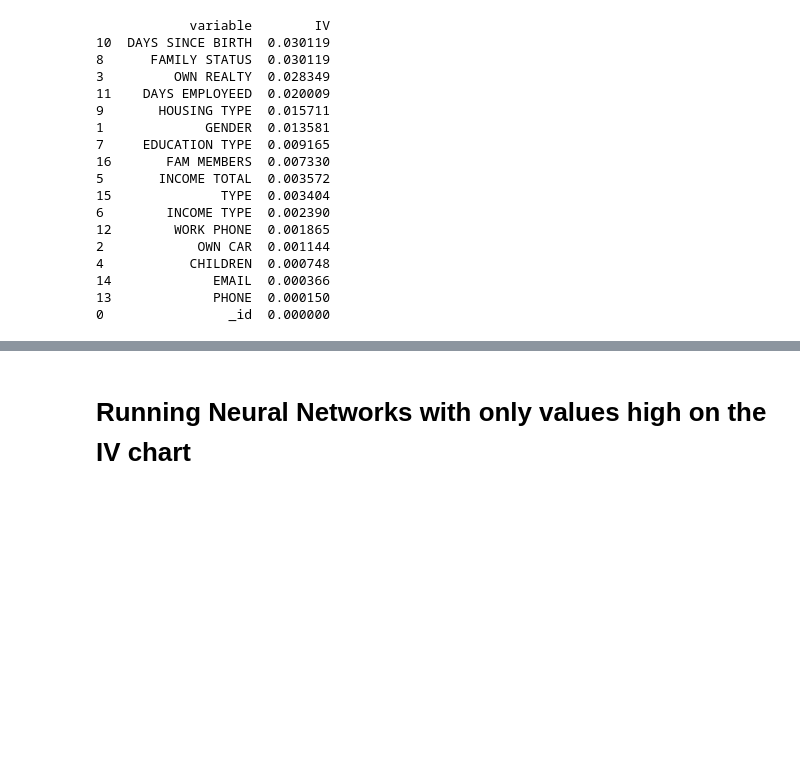
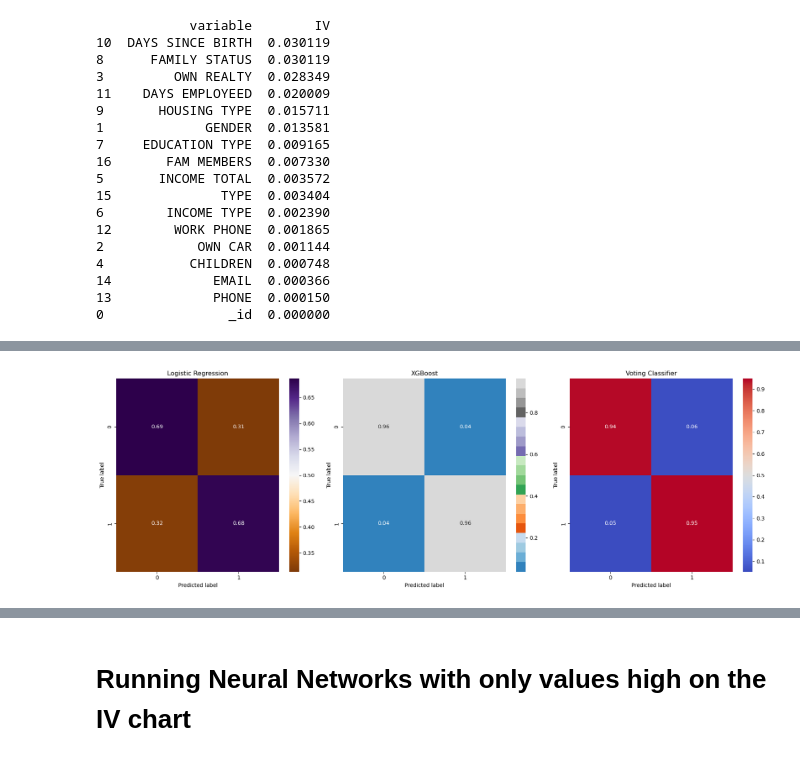
Before and after one commit to lsunley/Project4-ML, a Jupyter notebook: application_notebook.ipynb, the cells around one changed output, grey strips where cells are left out. Saved outputs shown, nothing was run; the diff lists cells and outputs as text; code cells hidden in the pictures; blank space fills up the shorter version.

```diff
--- a/application_notebook.ipynb
+++ b/application_notebook.ipynb
@@ -1084,0 +1232,33 @@ print(ivtable)
+# %%
+def plot_confusion_matrix(cm, title, ax, cmap, classes=['0', '1']):
+    sns.heatmap(cm, annot=True, fmt=".2f", cmap=cmap, xticklabels=classes, yticklabels=classes, ax=ax)
+    ax.set_title(title)
+    ax.set_xlabel('Predicted label')
+    ax.set_ylabel('True label')
+
+# Predictions for all models
+lr_pred = lr_model.predict(X_test)
+xgb_pred = xgb_model.predict(X_test)
+voting_pred = voting_model.predict(X_test)
+
+# Confusion Matrices
+cm_lr = confusion_matrix(y_test, lr_pred)
+cm_xgb = confusion_matrix(y_test, xgb_pred)
+cm_voting = confusion_matrix(y_test, voting_pred)
+
+# Normalize the confusion matrices
+cm_lr_norm = cm_lr.astype('float') / cm_lr.sum(axis=1)[:, np.newaxis]
+cm_xgb_norm = cm_xgb.astype('float') / cm_xgb.sum(axis=1)[:, np.newaxis]
+cm_voting_norm = cm_voting.astype('float') / cm_voting.sum(axis=1)[:, np.newaxis]
+
+# Plot all confusion matrices together
+fig, axes = plt.subplots(1, 3, figsize=(18, 6))
+
+plot_confusion_matrix(cm_lr_norm, "Logistic Regression", axes[0], cmap='PuOr')
+plot_confusion_matrix(cm_xgb_norm, "XGBoost", axes[1], cmap='tab20c')
+plot_confusion_matrix(cm_voting_norm, "Voting Classifier", axes[2], cmap='coolwarm')
+
+plt.tight_layout()
+plt.show()
+# %% [output]
+[figure, added]
```
Also changed, not shown: parts of 16 cells of this notebook, 17 other files.
